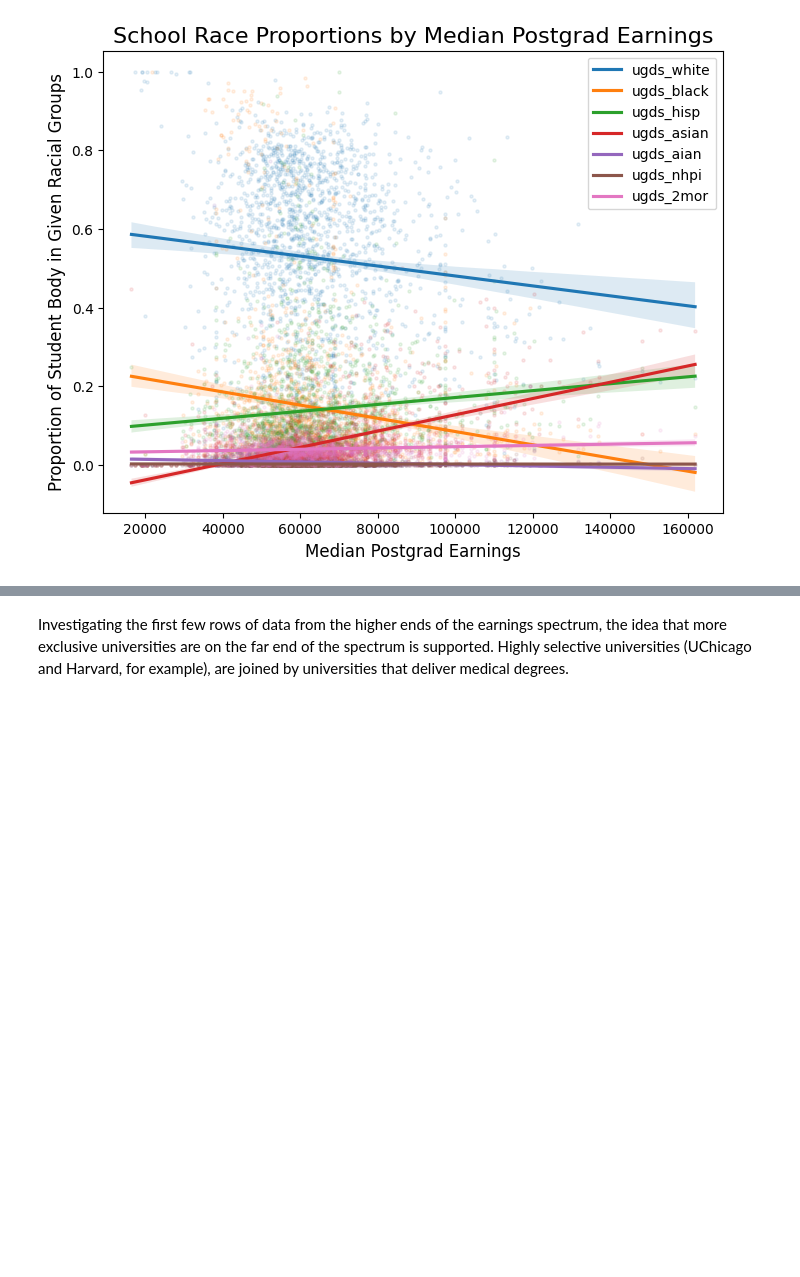
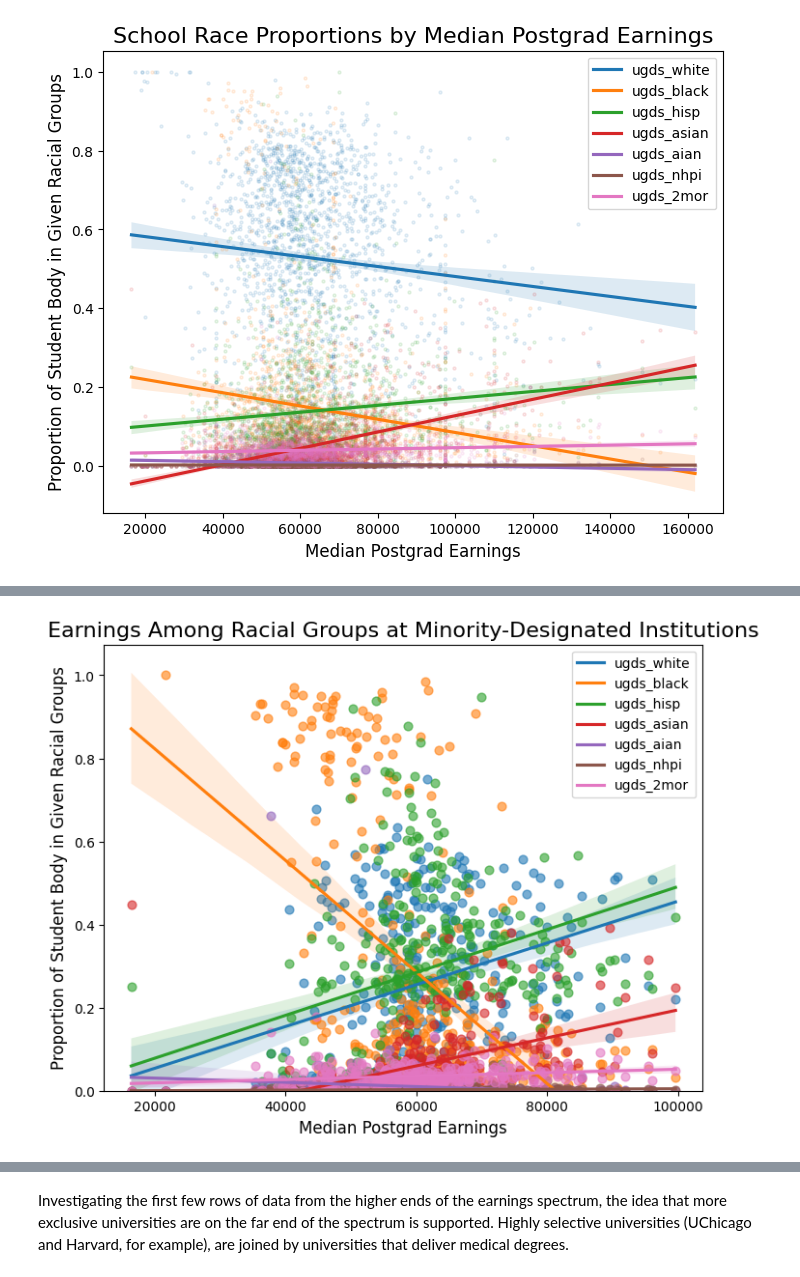
Before and after one commit to davidgarmal/comm3180_S26_G3_Data_Project, a Jupyter notebook: data_analysis/glynn_provisional_analysis.ipynb, the cells around one changed output, grey strips where cells are left out. Saved outputs shown, nothing was run; the diff lists cells and outputs as text; code cells hidden in the pictures; blank space fills up the shorter version.

```diff
--- a/data_analysis/glynn_provisional_analysis.ipynb
+++ b/data_analysis/glynn_provisional_analysis.ipynb
@@ -172,0 +186,21 @@ n_pbi = len(dat[dat['pbi']>=0.98]) #19 primarily black institutions
+# %%
+#regraph but plot racially designated universities with different symbols.
+designated = (dat['hsi'] >= 0.98)  | (dat['tribal'] >= 0.98) | (dat['hbcu'] >= 0.98) | (dat['pbi'] >= 0.98)
+
+#did this by splitting the dataset into two
+dat_designated = dat[designated]
+fig, ax = plt.subplots(figsize=(8, 6))
+
+for col in race_cols:
+    sns.regplot(data=dat_designated, x='md_earn_wne_4yr', y=col,
+                scatter_kws={'alpha': 0.6, 's': 40, 'marker': '*'},
+                line_kws={'label': col},
+                ax=ax)
+ax.set_ylim(bottom=0)
+ax.set_title("Earnings Among Racial Groups at Minority-Designated Institutions", fontsize=16)
+ax.set_xlabel('Median Postgrad Earnings', fontsize=12)
+ax.set_ylabel('Proportion of Student Body in Given Racial Groups', fontsize=12)
+plt.legend()
+plt.show()
+# %% [output]
+[figure, added]
```
Also changed, not shown: parts of 17 cells of this notebook, 1 other file.
